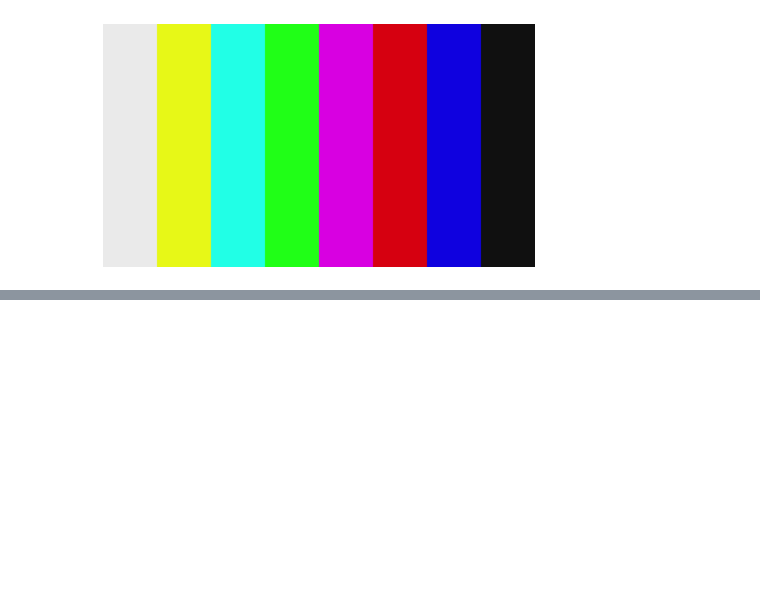
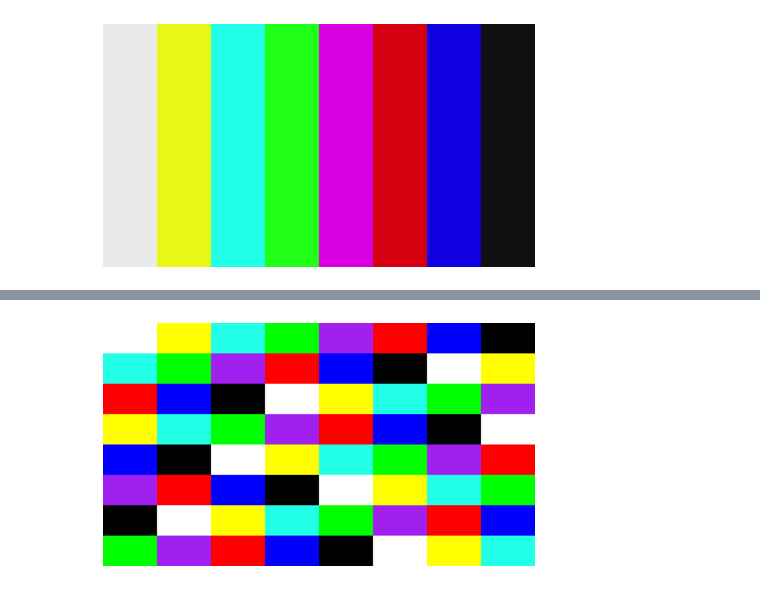
Before and after one commit to kabirz/python-learn, a Jupyter notebook: numpy/image_yuv.ipynb, the cells around one changed output, grey strips where cells are left out. Saved outputs shown, nothing was run; the diff lists cells and outputs as text; code cells hidden in the pictures; blank space fills up the shorter version.

```diff
--- a/numpy/image_yuv.ipynb
+++ b/numpy/image_yuv.ipynb
@@ -199,0 +250,37 @@ show_image(rgb)
+# %%
+b1 = np.array([0, 0, 0])
+b1 = np.tile(b1, (90, 160, 1))
+
+y = np.array([255, 255, 0])
+y = np.tile(y, (90, 160, 1))
+
+w = np.array([255, 255, 255])
+w = np.tile(w, (90, 160, 1))
+
+b = np.array([0, 0, 255])
+b = np.tile(b, (90, 160, 1))
+
+g = np.array([0, 255, 0])
+g = np.tile(g, (90, 160, 1))
+
+z = np.array([160, 32, 240])
+z = np.tile(z, (90, 160, 1))
+
+r = np.array([255, 0, 0])
+r = np.tile(r, (90, 160, 1))
+
+lb = np.array([33, 255, 230])
+lb = np.tile(lb, (90, 160, 1))
+
+s1 = np.hstack((w, y, lb, g, z, r, b, b1))
+s2 = np.hstack((y, lb, g, z, r, b, b1, w))
+s3 = np.hstack((lb, g, z, r, b, b1, w, y))
+s4 = np.hstack((g, z, r, b, b1, w, y, lb))
+s5 = np.hstack((z, r, b, b1, w, y, lb, g))
+s6 = np.hstack((r, b, b1, w, y, lb, g, z))
+s7 = np.hstack((b, b1, w, y, lb, g, z, r))
+s8 = np.hstack((b1, w, y, lb, g, z, r, b))
+s = np.vstack((s1, s3, s6, s2, s7, s5, s8, s4))
+show_image(s)
+# %% [output]
+[figure, added]
```
Also changed, not shown: parts of 8 cells of this notebook, 6 other files.
